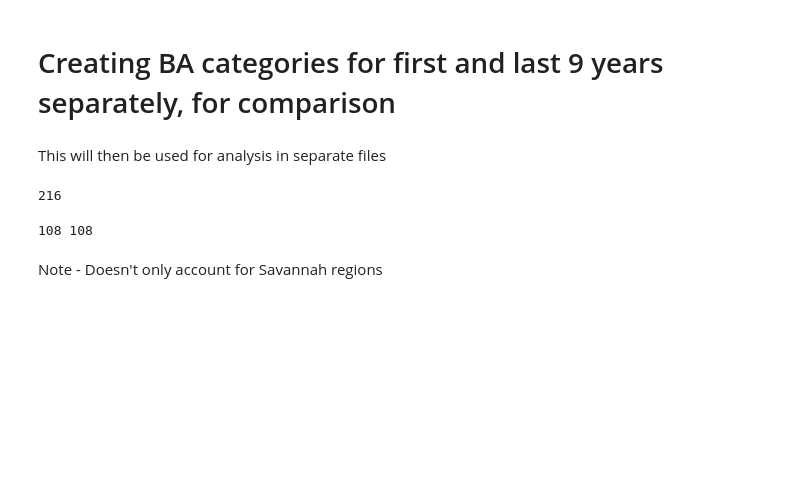
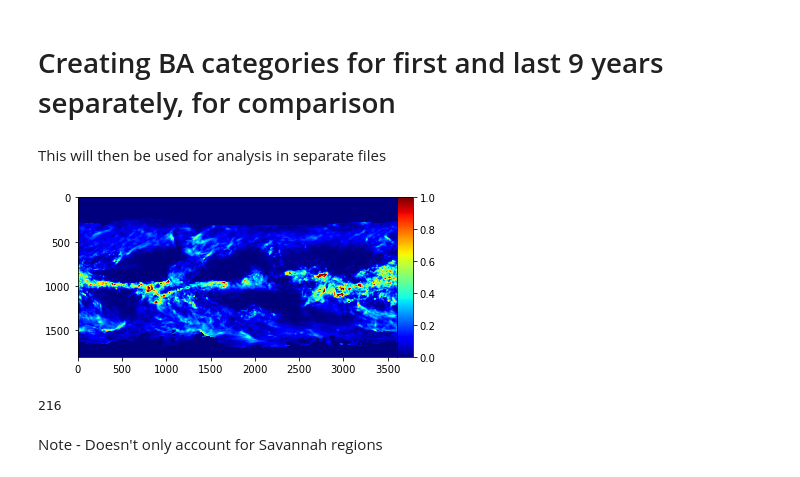
Before and after one commit to samtgrant/Masters, a Jupyter notebook: BA_categories.ipynb, the cells around one changed output. Drawn from its saved outputs; the diff is of its cells as text; code cells hidden in the pictures; blank space fills up the shorter version.

```diff
--- a/BA_categories.ipynb
+++ b/BA_categories.ipynb
@@ -30,6 +30,29 @@ import pprint
 import h5py
 import gdal
 from gdalconst import *
+# %%
+# Set input directory, and change working directory - plug in D:
+inDir = "D:\\masters_data\\rainfall"   # I should change this so I can work from github?
+os.chdir(inDir)                                                               # Change to working directory
+outDir = os.path.normpath(os.path.split(inDir)[0] + os.sep + 'output') + '\\' # Create and set output directory
+if not os.path.exists(outDir): os.makedirs(outDir)
+
+# select first MODIS file
+IMERGFiles = glob.glob('*IMERG*')
+IMERG = h5py.File(IMERGFiles[8], 'r')
+
+precipitation = IMERG['/Grid/precipitation/'][:]
+precipitation = np.transpose(precipitation)
+latitude = IMERG['/Grid/lat'] [:]
+longitude = IMERG['/Grid/lon'][::]
+
+fig, axes = plt.subplots()
+img = axes.imshow(precipitation, vmin =0,vmax = 1, cmap = "jet")
+divider = make_axes_locatable(axes)
+cax = divider.append_axes("right", size ="5 %")
+color_bar = plt.colorbar(img, cax = cax)
+# %% [output]
+[figure, added]
 # %%
 # Set input directory, and change working directory - plug in D drive
 inDir = "D:\\masters_data\\MODIS_BA"
@@ -46,10 +69,6 @@ print(len(MODISFiles))
 # %%
 First_MODISFiles = MODISFiles[:108]
 Second_MODISFiles = MODISFiles[108:]
-# %%
-print(len(First_MODISFiles), len(Second_MODISFiles))
-# %% [output]
-108 108
 # %%
 # create BA array for first 9 years (2002 - 2010)
 first_BA = np.zeros((2400, 2400))
```
Also changed, not shown: parts of 13 cells of this notebook, 25 other files.
